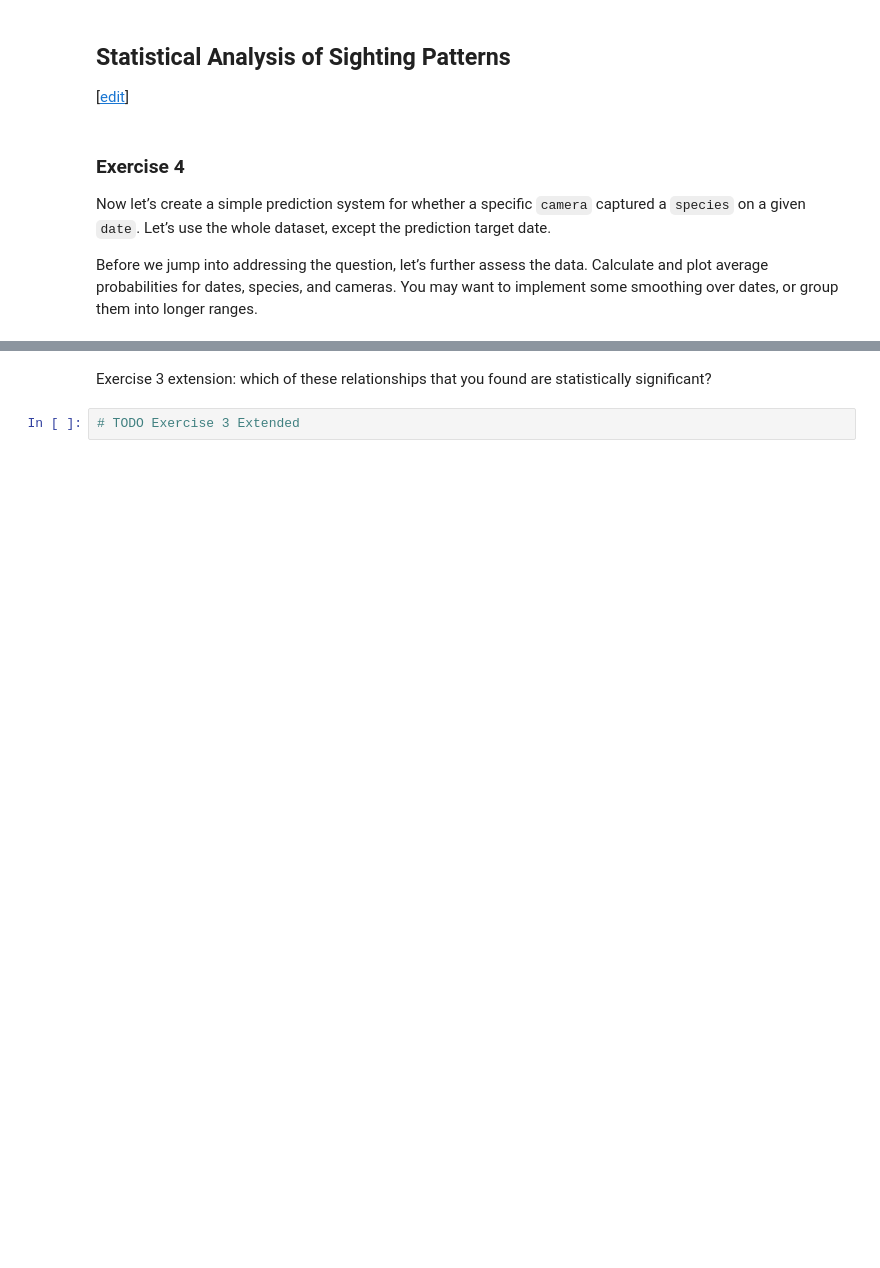
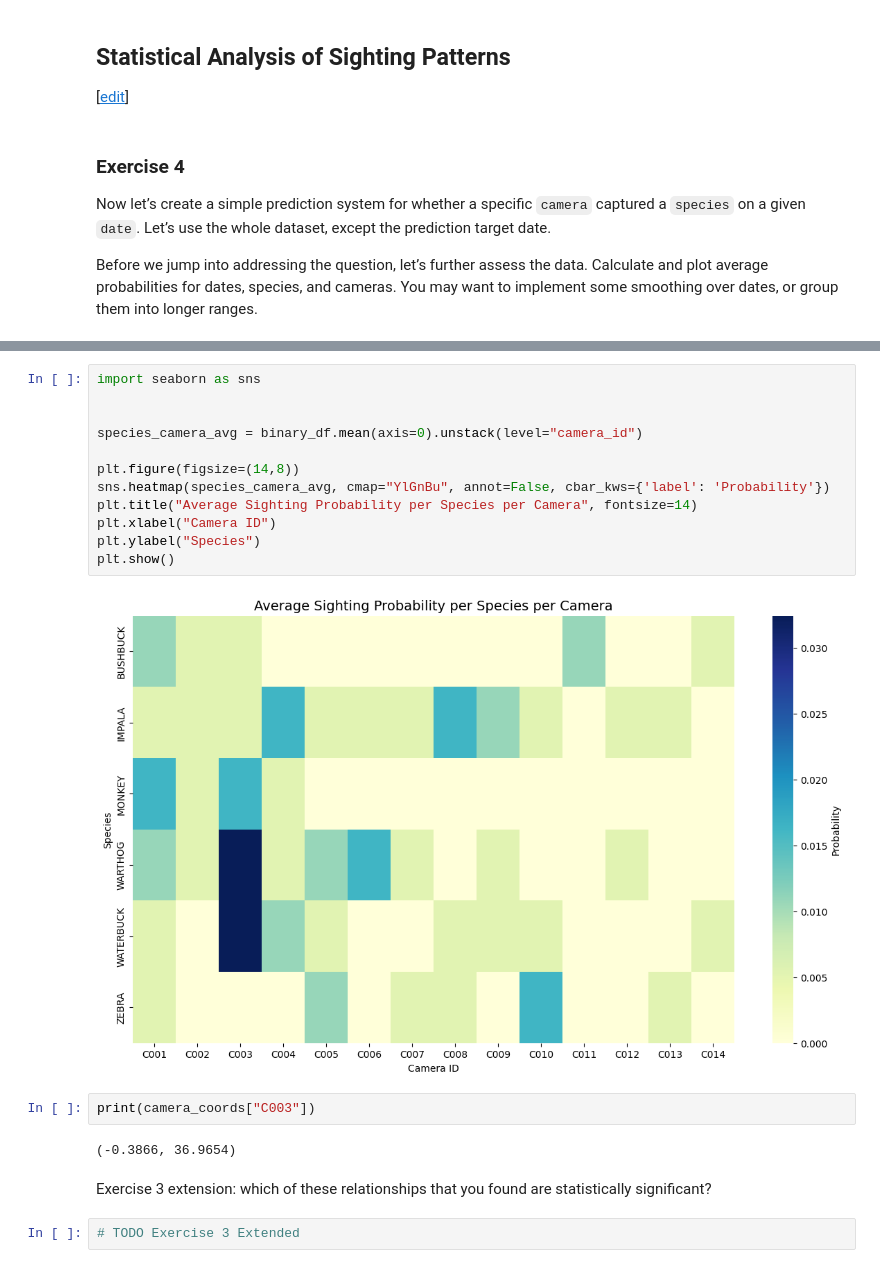
Before and after one commit to will-genius/mlfcworkshop, a Jupyter notebook: _notebooks/03-dataset-joining-practical.ipynb, the cells around one changed output, grey strips where cells are left out. Drawn from its saved outputs; the diff is of its cells as text; blank space fills up the shorter version.

```diff
--- a/_notebooks/03-dataset-joining-practical.ipynb
+++ b/_notebooks/03-dataset-joining-practical.ipynb
@@ -475,3 +519,21 @@ plt.show()
+# %%
+import seaborn as sns
+
+
+species_camera_avg = binary_df.mean(axis=0).unstack(level="camera_id")
+
+plt.figure(figsize=(14,8))
+sns.heatmap(species_camera_avg, cmap="YlGnBu", annot=False, cbar_kws={'label': 'Probability'})
+plt.title("Average Sighting Probability per Species per Camera", fontsize=14)
+plt.xlabel("Camera ID")
+plt.ylabel("Species")
+plt.show()
+# %% [output]
+[figure, added]
+# %%
+print(camera_coords["C003"])
+# %% [output]
+(-0.3866, 36.9654)
 # %% [markdown]
 Exercise 3 extension: which of these relationships that you found are
 statistically significant?
```
Also changed, not shown: parts of 10 cells of this notebook.
